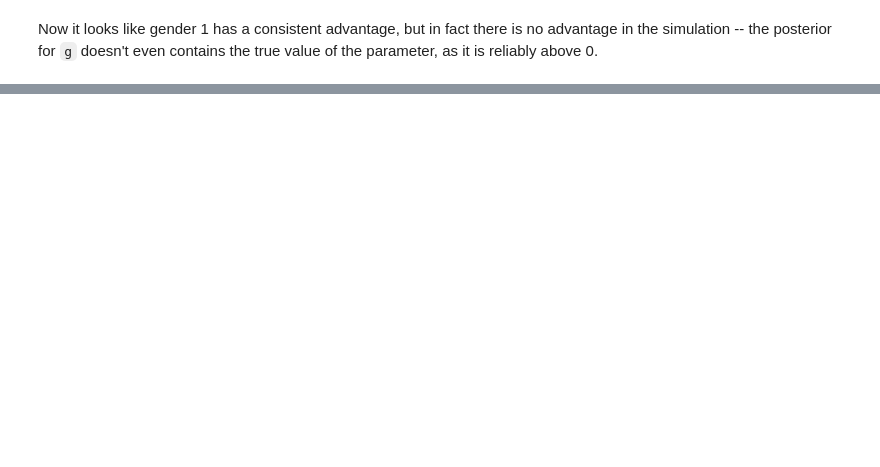
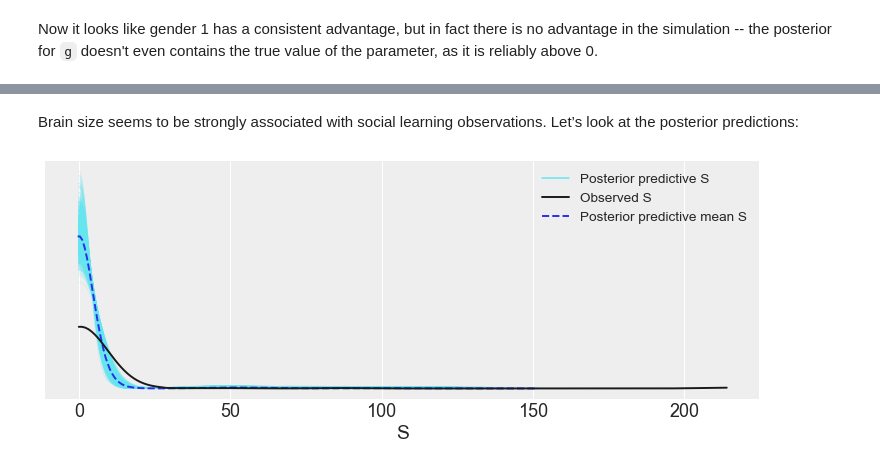
Before and after one commit to AlexAndorra/resources, a Jupyter notebook: Rethinking/homeworks-2nd-ed/week6_integer_models.ipynb, the cells around one changed output, grey strips where cells are left out. Drawn from its saved outputs; the diff is of its cells as text; code cells hidden in the pictures; blank space fills up the shorter version.

```diff
--- a/Rethinking/homeworks-2nd-ed/week6_integer_models.ipynb
+++ b/Rethinking/homeworks-2nd-ed/week6_integer_models.ipynb
@@ -277,0 +286,12 @@ Now it looks like gender 1 has a consistent advantage, but in fact there is no a
+# %%
+d = (
+    pd.read_csv("../Data/primates301.csv", sep=";")[
+        ["social_learning", "brain", "research_effort", "genus"]
+    ]
+    .dropna()
+    .reset_index(drop=True)
+)
+
+soc_learn = d.social_learning.astype(int).values
+log_brain = stdz(np.log(d.brain)).values
+log_effort = np.log(d.research_effort).values
@@ -277,0 +311,13 @@ Now it looks like gender 1 has a consistent advantage, but in fact there is no a
+# %%
+with pm.Model() as m3_1:
+    a = pm.Normal("a", 0.0, 1.0)
+    bB = pm.Normal("bB", 0.0, 0.5)
+    lam = pm.math.exp(a + bB * log_brain)
+
+    S = pm.Poisson("S", mu=lam, observed=soc_learn)
+
+    trace_m3_1 = pm.sample(1000, tune=2000, cores=4, chains=2, random_seed=RANDOM_SEED)
+    post_checks3_1 = pm.sample_posterior_predictive(trace_m3_1, random_seed=RANDOM_SEED)
+
+idata1 = az.from_pymc3(trace=trace_m3_1, posterior_predictive=post_checks3_1)
+az.summary(idata1, credible_interval=0.89, round_to=2)
@@ -277,0 +332,6 @@ Now it looks like gender 1 has a consistent advantage, but in fact there is no a
+# %% [markdown]
+Brain size seems to be strongly associated with social learning observations. Let’s look at the posterior predictions:
+# %%
+az.plot_ppc(idata1, random_seed=RANDOM_SEED, figsize=(10, 4));
+# %% [output]
+[figure, added]
```
Also changed, not shown: parts of 18 cells of this notebook, 2 other files.
